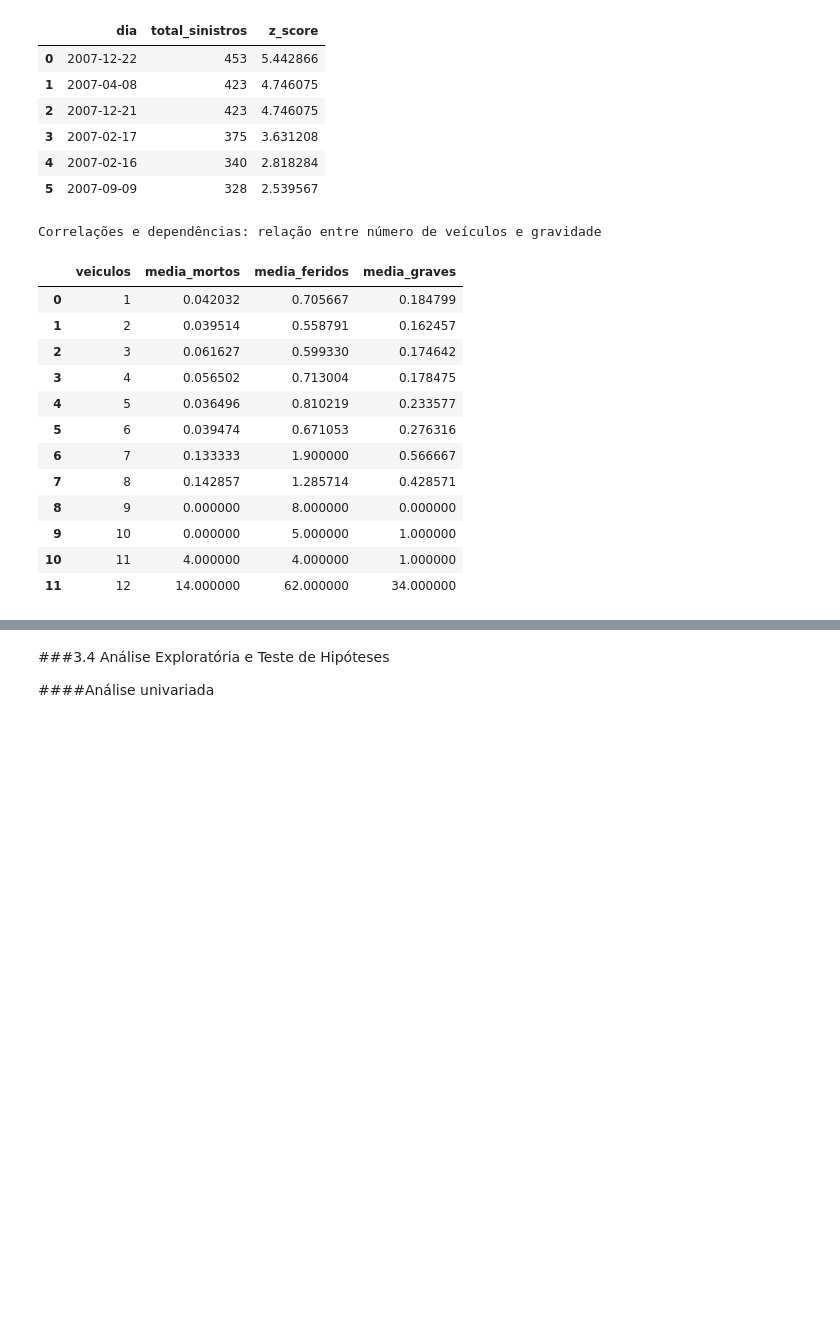
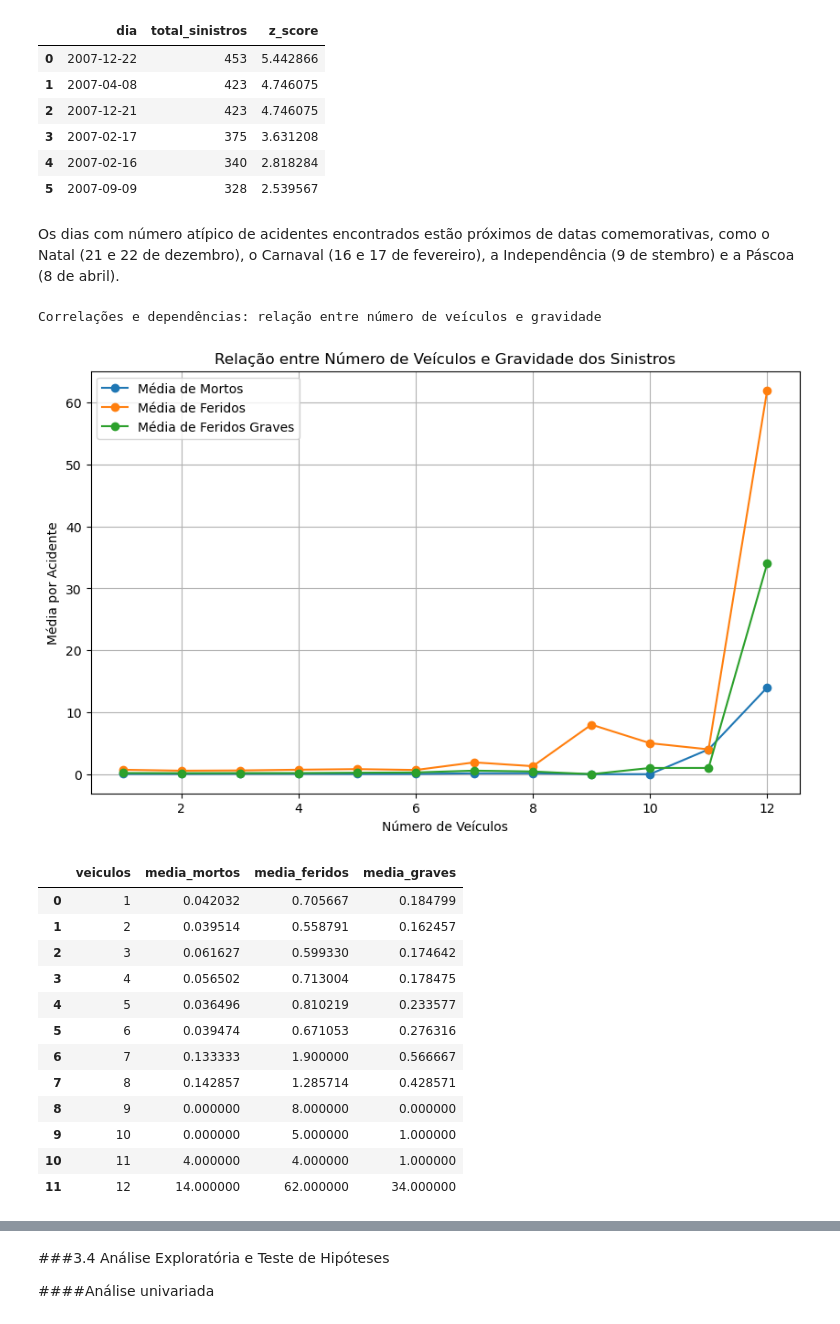
Before and after one commit to LuizGulhermeGeron/Projeto-Final-CD, a Jupyter notebook: Entrega 3/e3.ipynb, the cells around one changed output, grey strips where cells are left out. Drawn from its saved outputs; the diff is of its cells as text; code cells hidden in the pictures; blank space fills up the shorter version.

```diff
--- a/Entrega 3/e3.ipynb
+++ b/Entrega 3/e3.ipynb
@@ -230,23 +236,41 @@ Detecção de anomalias: dias com número atípico de acidentes (Z-Score)
 | 3 | 2007-02-17 | 375 | 3.631208 |
 | 4 | 2007-02-16 | 340 | 2.818284 |
 | 5 | 2007-09-09 | 328 | 2.539567 |
+# %% [markdown]
+Os dias com número atípico de acidentes encontrados estão próximos de datas comemorativas, como o Natal (21 e 22 de dezembro), o Carnaval (16 e 17 de fevereiro), a Independência (9 de stembro) e a Páscoa (8 de abril).
 # %%
 print("Correlações e dependências: relação entre número de veículos e gravidade")
-con.execute("""
+df_cor = con.execute("""
 
 SELECT
     veiculos,
     AVG(mortos) AS media_mortos,
     AVG(feridos) AS media_feridos,
     AVG(feridos_graves) AS media_graves
 FROM sinistros2007
 GROUP BY veiculos
 HAVING veiculos <= 15
 ORDER BY veiculos;
 
 """).df()
+
+plt.figure(figsize=(10, 6))
+
+plt.plot(df_cor["veiculos"], df_cor["media_mortos"], marker="o", label="Média de Mortos")
+plt.plot(df_cor["veiculos"], df_cor["media_feridos"], marker="o", label="Média de Feridos")
+plt.plot(df_cor["veiculos"], df_cor["media_graves"], marker="o", label="Média de Feridos Graves")
+
+plt.xlabel("Número de Veículos")
+plt.ylabel("Média por Acidente")
+plt.title("Relação entre Número de Veículos e Gravidade dos Sinistros")
+plt.legend()
+plt.grid(True)
+
+plt.show()
+df_cor
 # %% [output]
 Correlações e dependências: relação entre número de veículos e gravidade
+[figure, added]
 |  | veiculos | media_mortos | media_feridos | media_graves |
 | 0 | 1 | 0.042032 | 0.705667 | 0.184799 |
 | 1 | 2 | 0.039514 | 0.558791 | 0.162457 |
```
Also changed, not shown: parts of 16 cells of this notebook.
